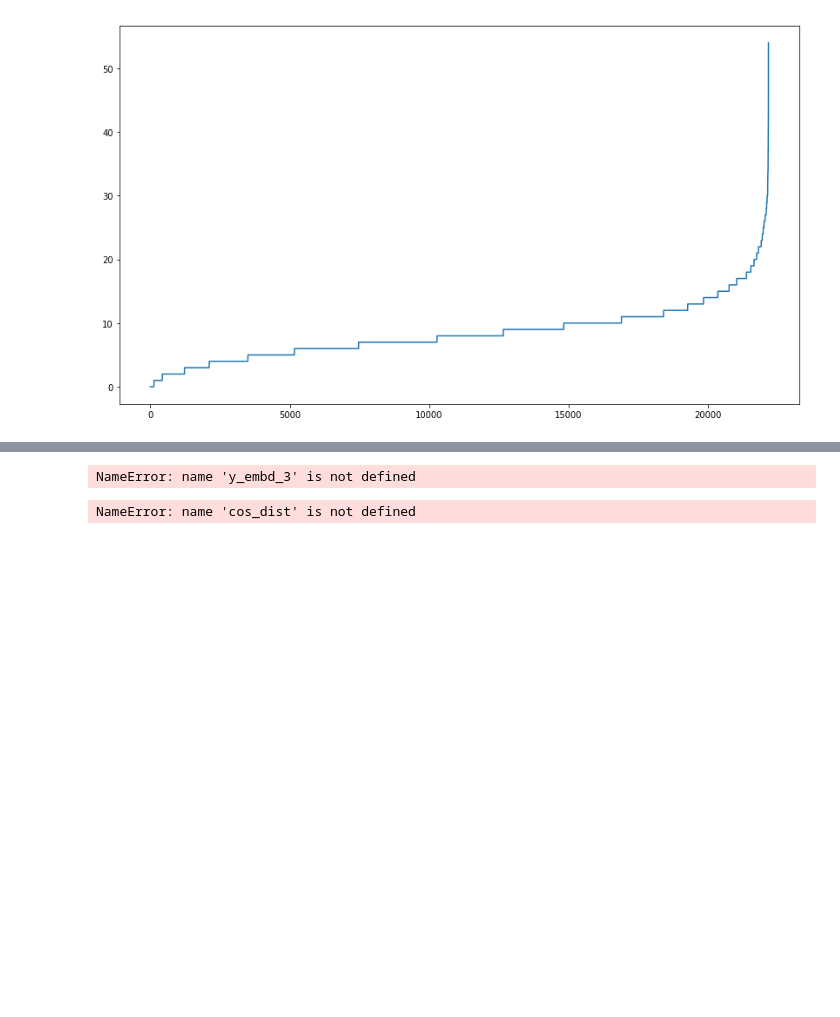
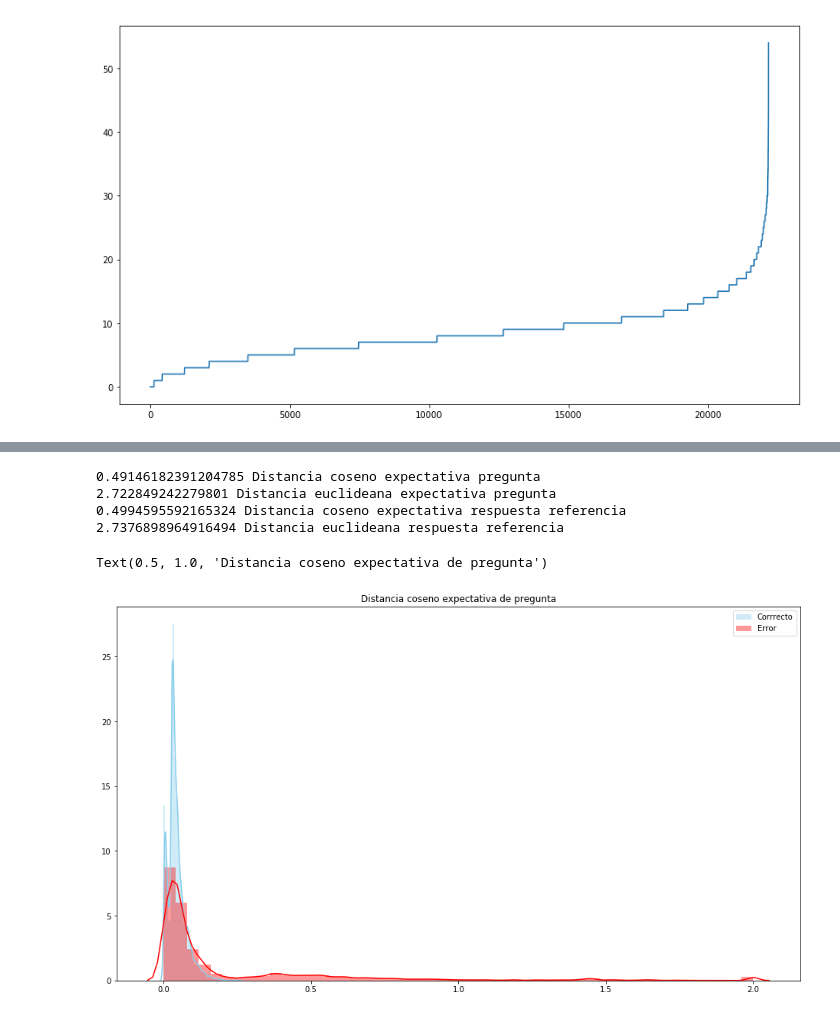
Before and after one commit to Yagwar/ASAG_Test, a Jupyter notebook: Expected probability distances.ipynb, the cells around one changed output, grey strips where cells are left out. Cells and saved outputs as stored; diff of their text form; code cells hidden in the pictures; blank space fills up the shorter version.

```diff
--- a/Expected probability distances.ipynb
+++ b/Expected probability distances.ipynb
@@ -349,28 +356,38 @@ plt.show()
-# %%
-cos_dist,euclid_dist=dists_resp(train_preg_ref_X_info[sample],train_preg_ref_X_info[sample],y_embd_3)
-# %% [output]
-NameError: name 'y_embd_3' is not defined
-# %%
-print(cos_dist)
-print(euclid_dist)
-# %% [output]
-NameError: name 'cos_dist' is not defined
+# %%
+# pred_pr=y_embd_3_preg[y_dat[sample]>0]
+# pred_rf=y_embd_3_refans[y_dat[sample]>0]
+
+cos_dist,euclid_dist=dists_resp(train_preg_ref_X_info[sample],y_dat[sample],y_embd_3_preg)
+print(cos_dist, "Distancia coseno expectativa pregunta")
+print(euclid_dist, "Distancia euclideana expectativa pregunta")
+
+cos_dist,euclid_dist=dists_resp(train_preg_ref_X_info[sample],y_dat[sample],y_embd_3_refans)
+print(cos_dist, "Distancia coseno expectativa respuesta referencia")
+print(euclid_dist, "Distancia euclideana respuesta referencia")
+# %% [output]
+0.49146182391204785 Distancia coseno expectativa pregunta
+2.722849242279801 Distancia euclideana expectativa pregunta
+0.4994595592165324 Distancia coseno expectativa respuesta referencia
+2.7376898964916494 Distancia euclideana respuesta referencia
 # %%
-coss=[]
-eucl=[]
-for sample in range(X_dat.shape[0]):
+coss_preg=[]
+eucl_preg=[]
+for sample in range(X_dat_preg.shape[0]):
 #     print(sample)
-    y_embd_3=preg_expect(X_dat[sample],y_emb_ocurrs)
-    cos_dist,euclid_dist=dists_resp(X_dat[sample],y_dat[sample],y_embd_3)
-    coss.append(cos_dist)
-    eucl.append(euclid_dist)
-coss=np.array(coss)
-eucl=np.array(eucl)
+    y_embd_sample=preg_expect(X_dat_preg[sample],y_emb_ocurrs_preg_resp)
+    cos_dist,euclid_dist=dists_resp(X_dat_preg[sample],y_dat[sample],y_embd_sample)
+    coss_preg.append(cos_dist)
+    eucl_preg.append(euclid_dist)
+coss_preg=np.array(coss_preg)
+eucl_preg=np.array(eucl_preg)
 # %%
 plt.figure(figsize=(16,9))
-sns.distplot(coss[calif==1] , color="skyblue", label="Corrrecto")
-sns.distplot(coss[calif==0] , color="red", label="Error")
+sns.distplot(coss_preg[calif==1] , color="skyblue", label="Corrrecto")
+sns.distplot(coss_preg[calif==0] , color="red", label="Error")
 plt.legend()
-plt.title("Distancia coseno")
+plt.title("Distancia coseno expectativa de pregunta")
+# %% [output]
+Text(0.5, 1.0, 'Distancia coseno expectativa de pregunta')
+[figure, added]
 # %%
 plt.figure(figsize=(16,9))
```
Also changed, not shown: parts of 19 cells of this notebook.
